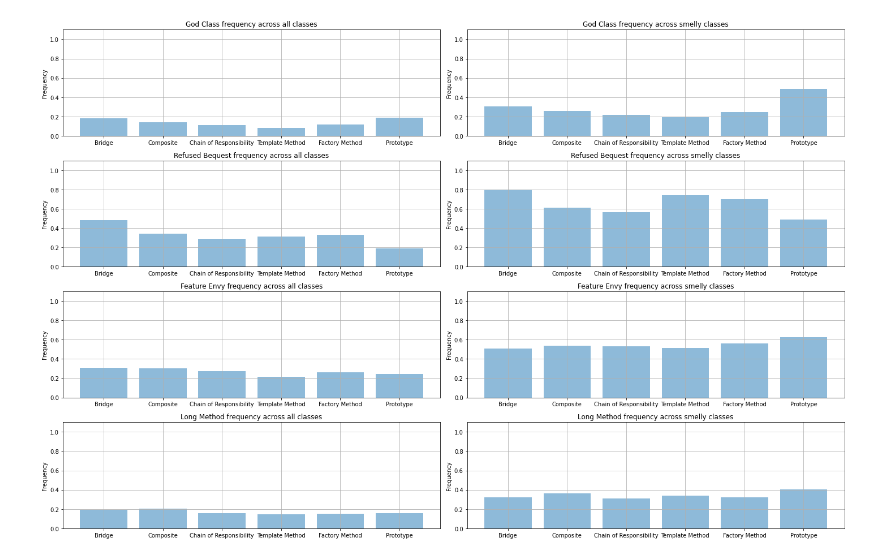
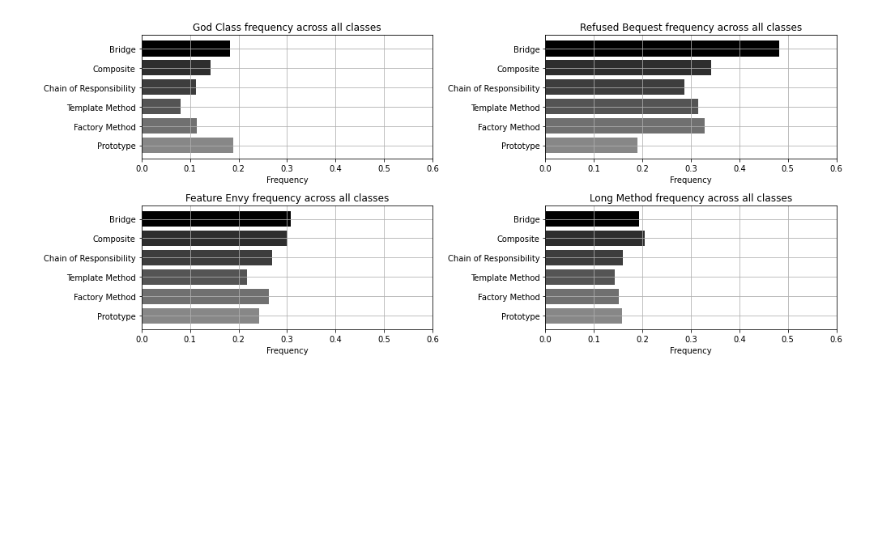
Before and after one commit to rafaatsouza/ese-design-patern-and-smells, a Jupyter notebook: frequency-analyzer/source/frequency.ipynb, the cells around one changed output. Saved outputs shown, nothing was run; the diff lists cells and outputs as text; code cells hidden in the pictures; blank space fills up the shorter version.

```diff
--- a/frequency-analyzer/source/frequency.ipynb
+++ b/frequency-analyzer/source/frequency.ipynb
@@ -34,39 +37,23 @@ plt.show()
-# %%
-smells = ['God Class', 'Refused Bequest', 'Feature Envy', 'Long Method']
-
-current = 1
-plt.subplots(len(smells), 2, figsize=(20, 13))
-
-for i in range(len(smells)):
-    plt.subplot(len(smells), 2, current)
-    frequencies = []
-    for dp in design_patterns:
-        frequencies.append(
-            float("%.3f" % summary[dp][smells[i]]['freq_in_all']))
-
-    plt.bar(y_pos, frequencies, align='center', alpha=0.5)
-    plt.xticks(y_pos, design_patterns)
-    plt.ylabel('Frequency')
-    plt.title('{} frequency across all classes'.format(smells[i]))
-    plt.grid()
-    plt.ylim([0,1.1])
-    current = current + 1
-
-    plt.subplot(len(smells), 2, current)
-    frequencies = []
-    for dp in design_patterns:
-        frequencies.append(
-            float("%.3f" % summary[dp][smells[i]]['freq_in_smelly']))
-
-    plt.bar(y_pos, frequencies, align='center', alpha=0.5, )
-    plt.xticks(y_pos, design_patterns)
-    plt.ylabel('Frequency')
-    plt.title('{} frequency across smelly classes'.format(smells[i]))
-    plt.grid()
-    plt.ylim([0,1.1])
-    current = current + 1
-
-plt.tight_layout()
-plt.show()
-# %% [output]
-[figure, removed]
+# %%
+fig, ax = plt.subplots(int(len(smells)/2), 2, figsize=(14, 6))
+
+for i in range(len(smells)):
+    ax = plt.subplot(int(len(smells)/2), 2, (i+1))
+    frequencies = []
+    for dp in design_patterns:
+        frequencies.append(
+            float(summary[dp][smells[i]]['freq_in_all']))
+
+    ax.barh(y_pos, frequencies, align='center', color=design_pattern_colors, ecolor='black')
+    ax.set_yticks(y_pos)
+    ax.set_yticklabels(design_patterns)
+    ax.invert_yaxis()
+    ax.set_xlim([0, 0.6])
+    ax.set_xlabel('Frequency')
+    ax.set_title('{} frequency across all classes'.format(smells[i]))
+    plt.grid()
+
+plt.tight_layout()
+plt.show()
+# %% [output]
+[figure, added]
```
Also changed, not shown: parts of 3 cells of this notebook.
